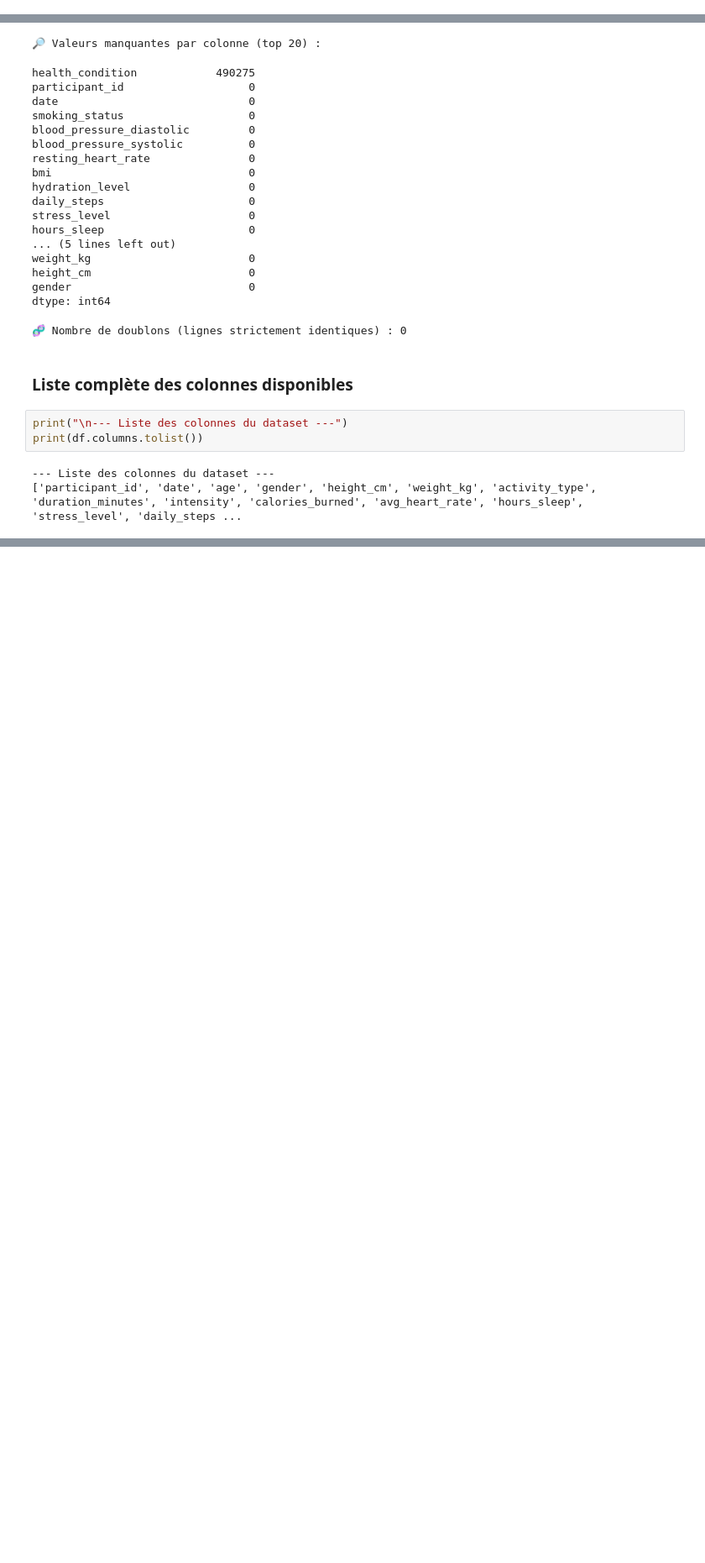
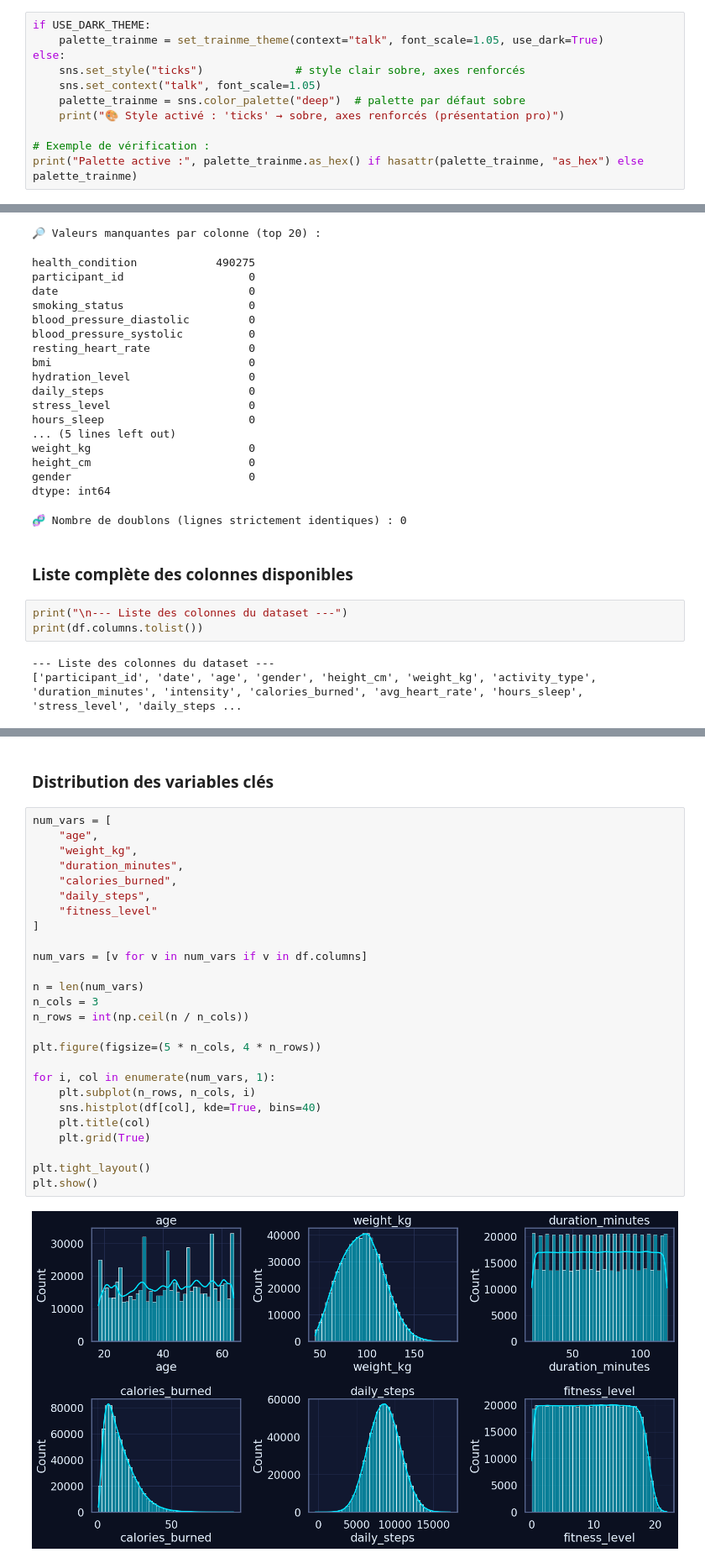
Before and after one commit to happy-developer/train.me, a Jupyter notebook: src/notebooks/eda/health_fitness_dataset/eda_health_fitness_dataset.ipynb, the cells around one changed output, grey strips where cells are left out. Shown: that part at 84% size. Cells and saved outputs as stored; diff of their text form; blank space fills up the shorter version.

Commit message:
EDA - health_fitness_dataset - Statistiques descriptives

```diff
--- a/src/notebooks/eda/health_fitness_dataset/eda_health_fitness_dataset.ipynb
+++ b/src/notebooks/eda/health_fitness_dataset/eda_health_fitness_dataset.ipynb
@@ -91,0 +94,11 @@ palette_trainme
+# %%
+if USE_DARK_THEME:
+    palette_trainme = set_trainme_theme(context="talk", font_scale=1.05, use_dark=True)
+else:
+    sns.set_style("ticks")              # style clair sobre, axes renforcés
+    sns.set_context("talk", font_scale=1.05)
+    palette_trainme = sns.color_palette("deep")  # palette par défaut sobre
+    print("🎨 Style activé : 'ticks' → sobre, axes renforcés (présentation pro)")
+
+# Exemple de vérification :
+print("Palette active :", palette_trainme.as_hex() if hasattr(palette_trainme, "as_hex") else palette_trainme)
@@ -220,0 +293,30 @@ print(df.columns.tolist())
+# %% [markdown]
+### Distribution des variables clés
+# %%
+num_vars = [
+    "age",
+    "weight_kg",
+    "duration_minutes",
+    "calories_burned",
+    "daily_steps",
+    "fitness_level"
+]
+
+num_vars = [v for v in num_vars if v in df.columns]
+
+n = len(num_vars)
+n_cols = 3
+n_rows = int(np.ceil(n / n_cols))
+
+plt.figure(figsize=(5 * n_cols, 4 * n_rows))
+
+for i, col in enumerate(num_vars, 1):
+    plt.subplot(n_rows, n_cols, i)
+    sns.histplot(df[col], kde=True, bins=40)
+    plt.title(col)
+    plt.grid(True)
+
+plt.tight_layout()
+plt.show()
+# %% [output]
+[figure, added]
```
Also changed, not shown: parts of 14 cells of this notebook, 2 other files.
